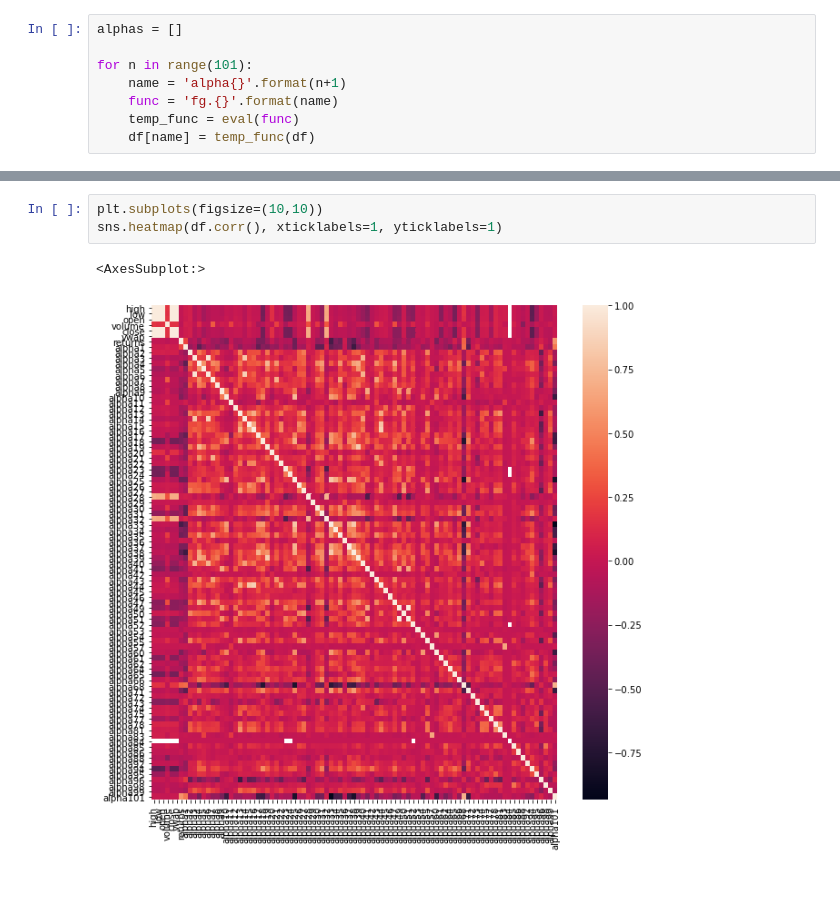
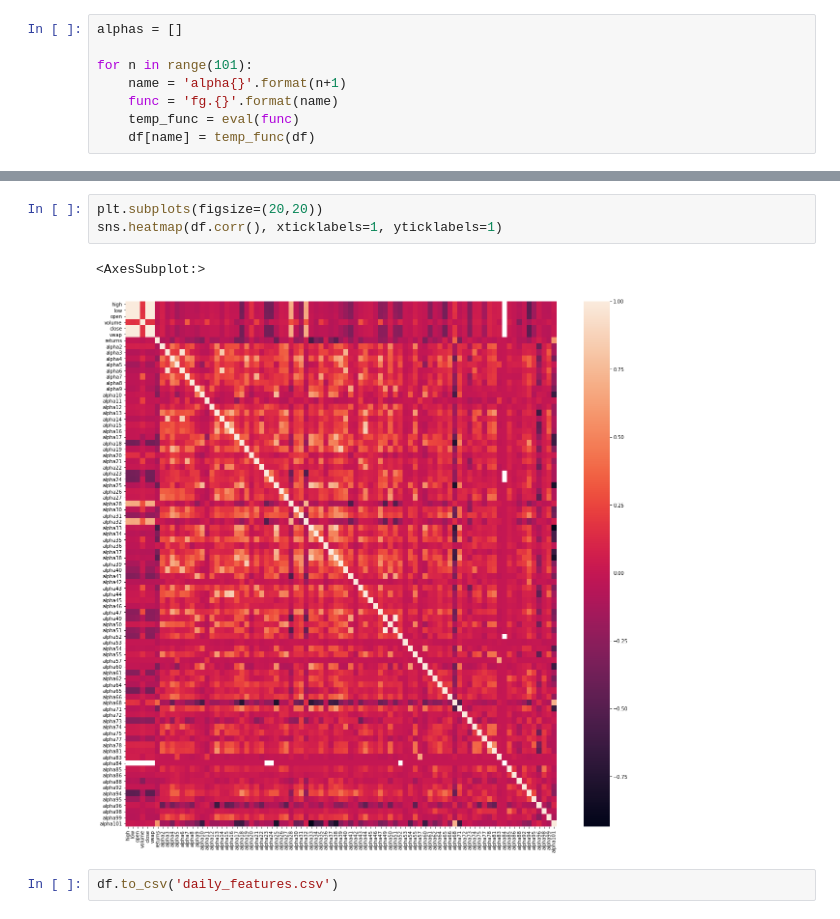
Before and after one commit to jaNGOB/101Alphas, a Jupyter notebook: create_features_set.ipynb, the cells around one changed output, grey strips where cells are left out. Saved outputs shown, nothing was run; the diff lists cells and outputs as text; blank space fills up the shorter version.

```diff
--- a/create_features_set.ipynb
+++ b/create_features_set.ipynb
@@ -36,6 +45,8 @@ df.tail()
 # %%
-plt.subplots(figsize=(10,10))
+plt.subplots(figsize=(20,20))
 sns.heatmap(df.corr(), xticklabels=1, yticklabels=1)
 # %% [output]
 <AxesSubplot:>
-[figure, old version]
+[figure, new version]
+# %%
+df.to_csv('daily_features.csv')
```
Also changed, not shown: parts of 1 cell of this notebook, 1 other file.
